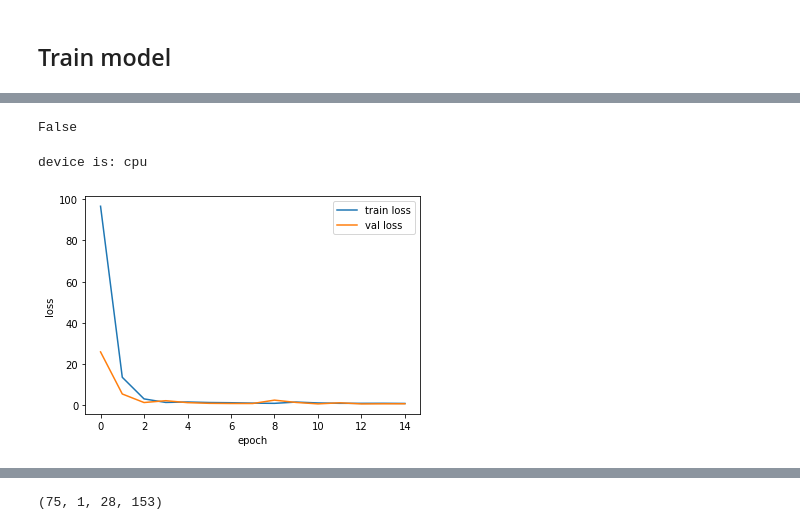
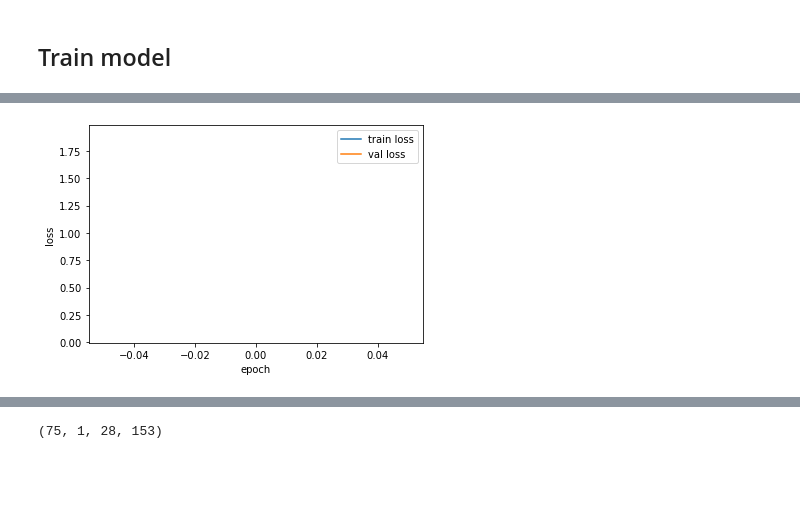
Before and after one commit to Ezmalts/augmentation_timeseries_m5, a Jupyter notebook: Seq2Seq.ipynb, the cells around one changed output, grey strips where cells are left out. Saved outputs shown, nothing was run; the diff lists cells and outputs as text; code cells hidden in the pictures; blank space fills up the shorter version.

```diff
--- a/Seq2Seq.ipynb
+++ b/Seq2Seq.ipynb
@@ -160,10 +167,10 @@ class Seq2Seq(nn.Module):
     def __init__(self, seq_len, n_features, embedding_dim=64,output_length=1):
         super(Seq2Seq, self).__init__()
 
-        self.encoder = Encoder(seq_len, n_features, embedding_dim)
+        self.encoder = Encoder(seq_len, n_features, embedding_dim).to(device)
         self.n_features = n_features
         self.output_length = output_length
-        self.decoder = Decoder(seq_len, embedding_dim, n_features)
+        self.decoder = Decoder(seq_len, embedding_dim, n_features).to(device)
 
 
     def forward(self, x, prev_y):
@@ -227,7 +234,7 @@ class DatasetTs(Dataset):
 train = DatasetTs(TrainX, Trainy)
 valid = DatasetTs(ValidX, Validy)
 # %%
-BATCH_SIZE = 128
+BATCH_SIZE = 32
 
 train_loader = DataLoader(train, batch_size=BATCH_SIZE, shuffle=False)
 valid_loader = DataLoader(valid, batch_size=BATCH_SIZE, shuffle=False)
@@ -239,10 +246,11 @@ TrainX.shape[2]
 ## Train model
 # %%
 n_features = TrainX.shape[2] # number of timeseries
-hidden_dim = 60 * n_features # hidden dim
+hidden_dim = 16 * n_features # hidden dim
 output_length = 28 # number of days to predict
 
 model = Seq2Seq(seq_length, n_features, hidden_dim, output_length)
+model = model.to(device)
 
 model
 # %% [output]
@@ -264,12 +272,3 @@ TrainX.shape, Trainy.shape
-# %%
-torch.cuda.is_available()
-# %% [output]
-False
-# %%
-device = torch.device('cuda' if torch.cuda.is_available() else 'cpu')
-print("device is:",device)
-# %% [output]
-device is: cpu
 # %%
 optimizer = torch.optim.Adam(model.parameters(), lr=5e-3)
 criterion = torch.nn.MSELoss()
@@ -284,6 +283,8 @@ for epoch in range(n_epochs):
 
     train_losses = []
     for X_train, y_train in tqdm(train_loader):
+        X_train = X_train.to(device)
+        y_train = y_train.to(device)
         #seq_inp = TrainX[i,:,:]
         #seq_true = Trainy[i,:,:]
         prevs_y = X_train[:, -1:, :]
@@ -316,6 +317,8 @@ for epoch in range(n_epochs):
     model = model.eval()
     with torch.no_grad():
         for X_valid, y_valid in valid_loader:
+            X_valid = X_valid.to(device)
+            y_valid = y_valid.to(device)
             #seq_inp = ValidX[i,:,:]
             #seq_true = Validy[i,:,:]
             prevs_y = X_valid[:, -1:, :]
@@ -328,31 +331,31 @@ for epoch in range(n_epochs):
 
     train_loss = np.mean(train_losses)
     val_loss = np.mean(val_losses)
 
     history['train'].append(train_loss)
     history['val'].append(val_loss)
 
 
 
 
 
     clear_output(True)
 
     plt.xlabel('epoch')
     plt.ylabel('loss')
     plt.plot(history['train'], label='train loss')
     plt.plot(history['val'], label='val loss')
 
     plt.legend()
     plt.show()
 
     if val_loss < best_loss:
         best_loss = val_loss
         torch.save(model.state_dict(), 'best_model_n_features.pt')
         print("saved best model epoch:",epoch,"val loss is:",val_loss)
 
     print(f'Epoch {epoch}: train loss {train_loss} val loss {val_loss}')
 
     #scheduler.step(val_loss)
 # %% [output]
-[figure, old version]
+[figure, new version]
```
Also changed, not shown: parts of 19 cells of this notebook, 5 other files.
